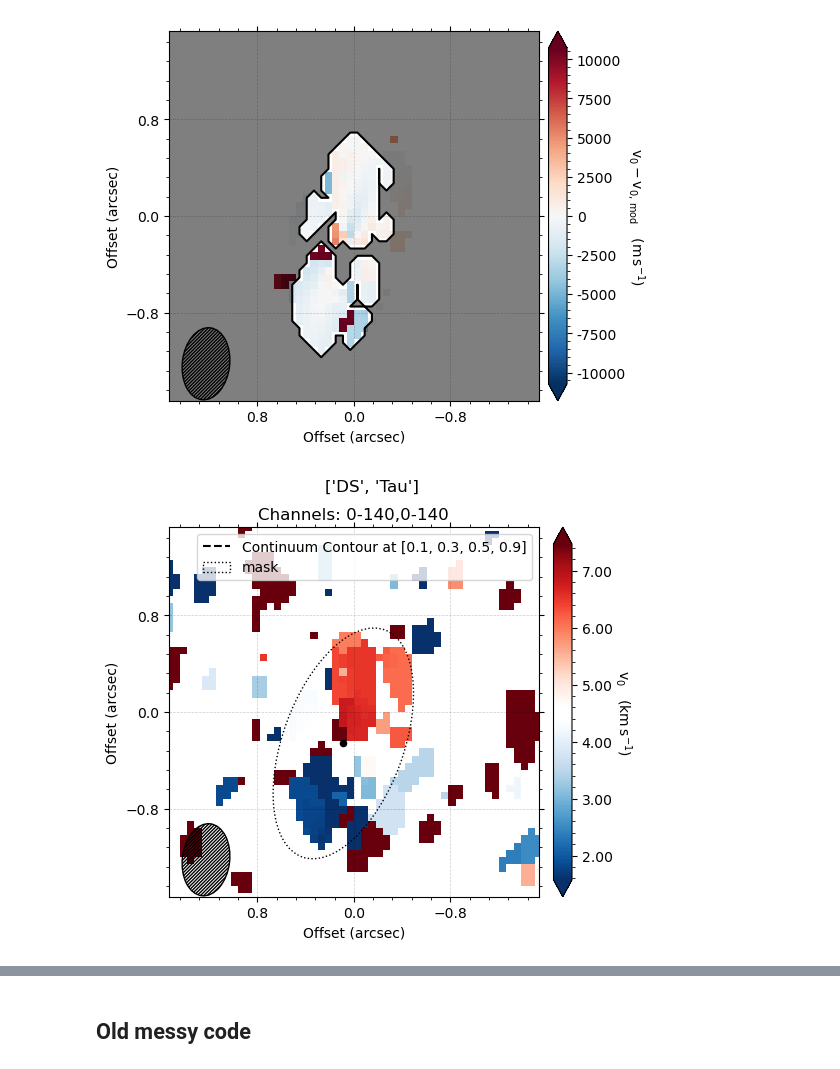
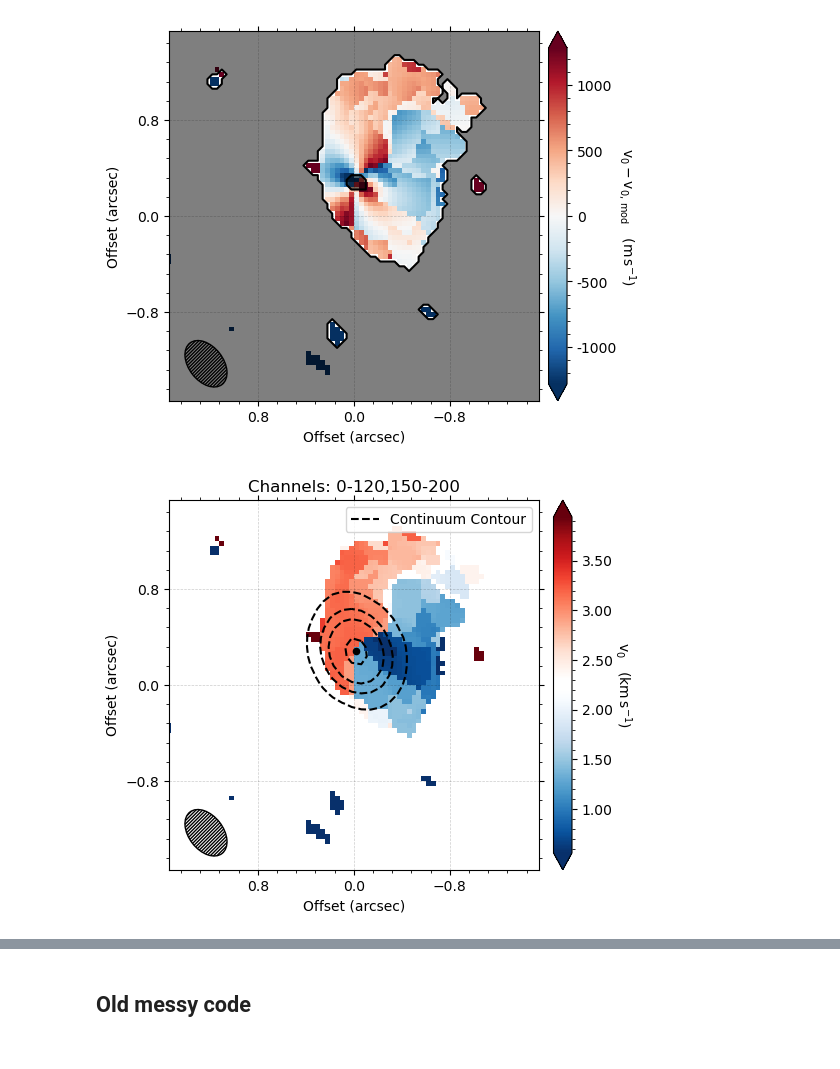
Before and after one commit to QuickPainter/DECO, a Jupyter notebook: bettermoments_text3.ipynb, the cells around one changed output, grey strips where cells are left out. Saved outputs shown, nothing was run; the diff lists cells and outputs as text; code cells hidden in the pictures.

```diff
--- a/bettermoments_text3.ipynb
+++ b/bettermoments_text3.ipynb
@@ -727,5 +733,6 @@ Disk File:  /Users/calebpainter/Downloads/DECO/fits_files/Taurus/HP_Tau_HCN_hf1_
 # %%
 #Grab corresponding Continuum File
+
 disk_cont_file = get_cont_file(infile)
-skcontours, skcontours_wcs, contour_levels, cont_fig, skcontours_wcs2, skcontours_wcs3 = plot_fits(infile,disk_cont_file, 20)
+skcontours, contour_levels, cont_fig, skcontours_wcs3 = plot_fits(infile,disk_cont_file, 20)
 # %% [output]
@@ -755,0 +748,4 @@ channel vals [ 10  20  30  40  50  60  70  80  90 100 110 120 130 140]
+# %%
+# plot postage stamps of velocity channels
+
+postage_stamp_fig, data, velax, maxpostage, minpostage = create_postage_stamps(infile)
@@ -756,4 +754,6 @@ channel vals [ 10  20  30  40  50  60  70  80  90 100 110 120 130 140]
 # %%
-channels = 0, 70, 0, 70
+# define channels for mask, get the velocity data
+
+channels = 0, 120, 150, 200
 min_v0, max_v0, moments, data_shape = process_data(infile, data, velax, channels,4)
 v0 = moments[0]
@@ -762,13 +760,19 @@ Collapsed
 # %%
-beam = 2
-v_scaling = (3,6)
+# plot rotation figure
 
-mask = [.5,1,20] ## semi-major, semi-minor, angle
+# definge beam and velocity color bar
+beam = 3
+v_scaling = (.5,4)
+
+# define a mask if needed
+mask = [.6,1,20, .1, .4] # semi-major, semi-minor, angle
 mask = None
 
+# define a background velocity cut if needed
 background_v = 6.2
 background_v = None
 
+# override disk position if needed
 over_offsets = (.24, .15)
 over_offsets = None
 
@@ -802,19 +793,25 @@ center [0.0035825511114725293, -0.01072333135762287]
 # %%
+# Run MCMC
+
+# define MCMC params
 nwalkers, nburn, nsims = 10, 800, 500
-rmin, rmax = .1, 1
-
-PA_guess = 350
-vlsr_guess = 4.5
-
 move_stretch = 2
 scatter = 1e-3
 
-print(offsets, over_offsets)
+# define annulus
+rmin, rmax = .1, 1.5
 
+# give guess for PA and vlsr
+PA_guess = 78
+vlsr_guess = 2.5
+
+# get samples and params, and a better velocity color bar scaling based on model
 samples, params, resid_fig, better_v_scaling = run_eddy_mcmc(infile, masked_cube, offsets, (rmin,rmax), PA_guess, vlsr_guess, nwalkers, nburn, nsims,over_offsets,force_recenter, move_stretch, scatter)
 
-# better_v_scaling = (-2,9)
+# redefine color bar scaling if needed
+# better_v_scaling = (3,6)
 
-_, rot_fig, _, _ = create_velocity_map(infile, channels, beam, better_v_scaling, skcontours_wcs, contour_levels, mask, over_offsets)
+# remake figures with consitent color bars
+_, rot_fig, _, _ = create_velocity_map(infile, channels, beam, better_v_scaling, skcontours_wcs3, contour_levels, mask, over_offsets)
 masked_no_bkg_rot_fig, _ = remove_background(moments, infile, background_v, mask, beam, better_v_scaling, offsets, data_shape,force_recenter)
 # %% [output]
@@ -858,2 +846,2 @@ center [0.0035825511114725293, -0.01072333135762287]
-[figure, old version]
+[figure, new version]
-[figure, old version]
+[figure, new version]
```
Also changed, not shown: parts of 18 cells of this notebook, 10 other files.
